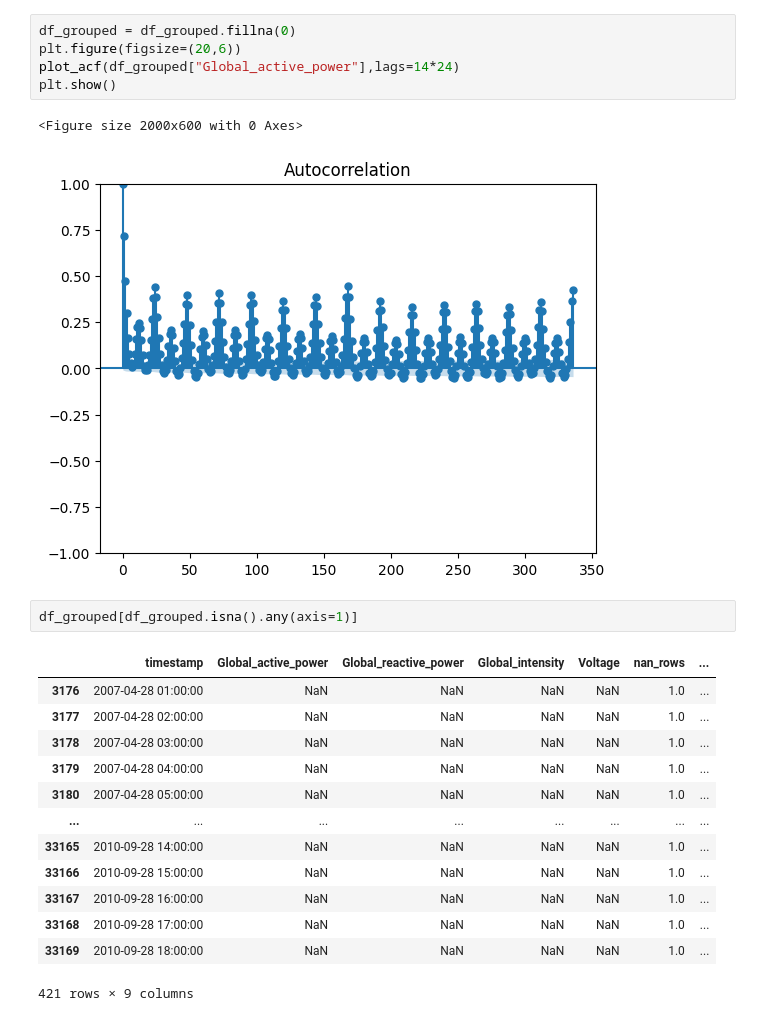
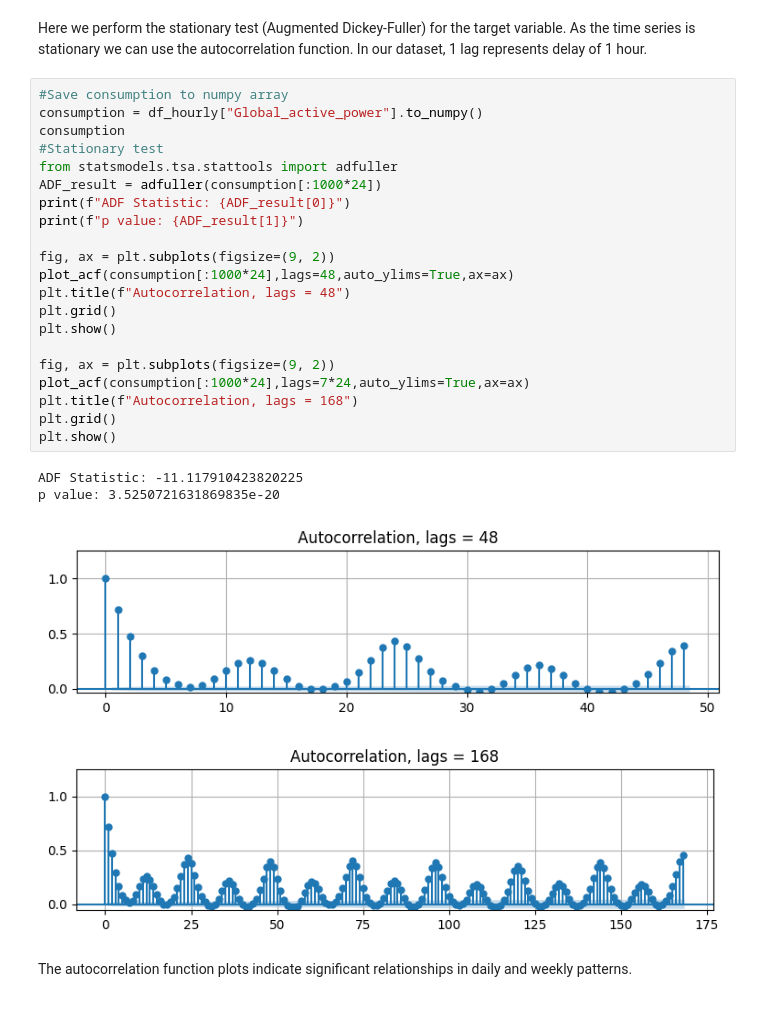
Before and after one commit to veetirajaniemi/adaml-ml-project, a Jupyter notebook: autocorrelation_analysis.ipynb, the cells around one changed output. Cells and saved outputs as stored; diff of their text form.

```diff
--- a/autocorrelation_analysis.ipynb
+++ b/autocorrelation_analysis.ipynb
@@ -100,24 +26,30 @@ plt.show()
-# %%
-df_grouped = df_grouped.fillna(0)
-plt.figure(figsize=(20,6))
-plot_acf(df_grouped["Global_active_power"],lags=14*24)
-plt.show()
-# %% [output]
-<Figure size 2000x600 with 0 Axes>
-[figure, removed]
-# %%
-df_grouped[df_grouped.isna().any(axis=1)]
-# %% [output]
-|  | timestamp | Global_active_power | Global_reactive_power | Global_intensity | Voltage | nan_rows | ... |
-| 3176 | 2007-04-28 01:00:00 | NaN | NaN | NaN | NaN | 1.0 | ... |
-| 3177 | 2007-04-28 02:00:00 | NaN | NaN | NaN | NaN | 1.0 | ... |
-| 3178 | 2007-04-28 03:00:00 | NaN | NaN | NaN | NaN | 1.0 | ... |
-| 3179 | 2007-04-28 04:00:00 | NaN | NaN | NaN | NaN | 1.0 | ... |
-| 3180 | 2007-04-28 05:00:00 | NaN | NaN | NaN | NaN | 1.0 | ... |
-| ... | ... | ... | ... | ... | ... | ... | ... |
-| 33165 | 2010-09-28 14:00:00 | NaN | NaN | NaN | NaN | 1.0 | ... |
-| 33166 | 2010-09-28 15:00:00 | NaN | NaN | NaN | NaN | 1.0 | ... |
-| 33167 | 2010-09-28 16:00:00 | NaN | NaN | NaN | NaN | 1.0 | ... |
-| 33168 | 2010-09-28 17:00:00 | NaN | NaN | NaN | NaN | 1.0 | ... |
-| 33169 | 2010-09-28 18:00:00 | NaN | NaN | NaN | NaN | 1.0 | ... |
-421 rows × 9 columns
+# %% [markdown]
+Here we perform the stationary test (Augmented Dickey-Fuller) for the target variable. As the time series is stationary we can use the autocorrelation function. In our dataset, 1 lag represents delay of 1 hour.
+# %%
+#Save consumption to numpy array
+consumption = df_hourly["Global_active_power"].to_numpy()
+consumption
+#Stationary test
+from statsmodels.tsa.stattools import adfuller
+ADF_result = adfuller(consumption[:1000*24])
+print(f"ADF Statistic: {ADF_result[0]}")
+print(f"p value: {ADF_result[1]}")
+
+fig, ax = plt.subplots(figsize=(9, 2))
+plot_acf(consumption[:1000*24],lags=48,auto_ylims=True,ax=ax)
+plt.title(f"Autocorrelation, lags = 48")
+plt.grid()
+plt.show()
+
+fig, ax = plt.subplots(figsize=(9, 2))
+plot_acf(consumption[:1000*24],lags=7*24,auto_ylims=True,ax=ax)
+plt.title(f"Autocorrelation, lags = 168")
+plt.grid()
+plt.show()
+# %% [output]
+ADF Statistic: -11.117910423820225
+p value: 3.5250721631869835e-20
+[figure, added]
+[figure, added]
+# %% [markdown]
+The autocorrelation function plots indicate significant relationships in daily and weekly patterns.
```
Also changed, not shown: parts of 10 cells of this notebook.
